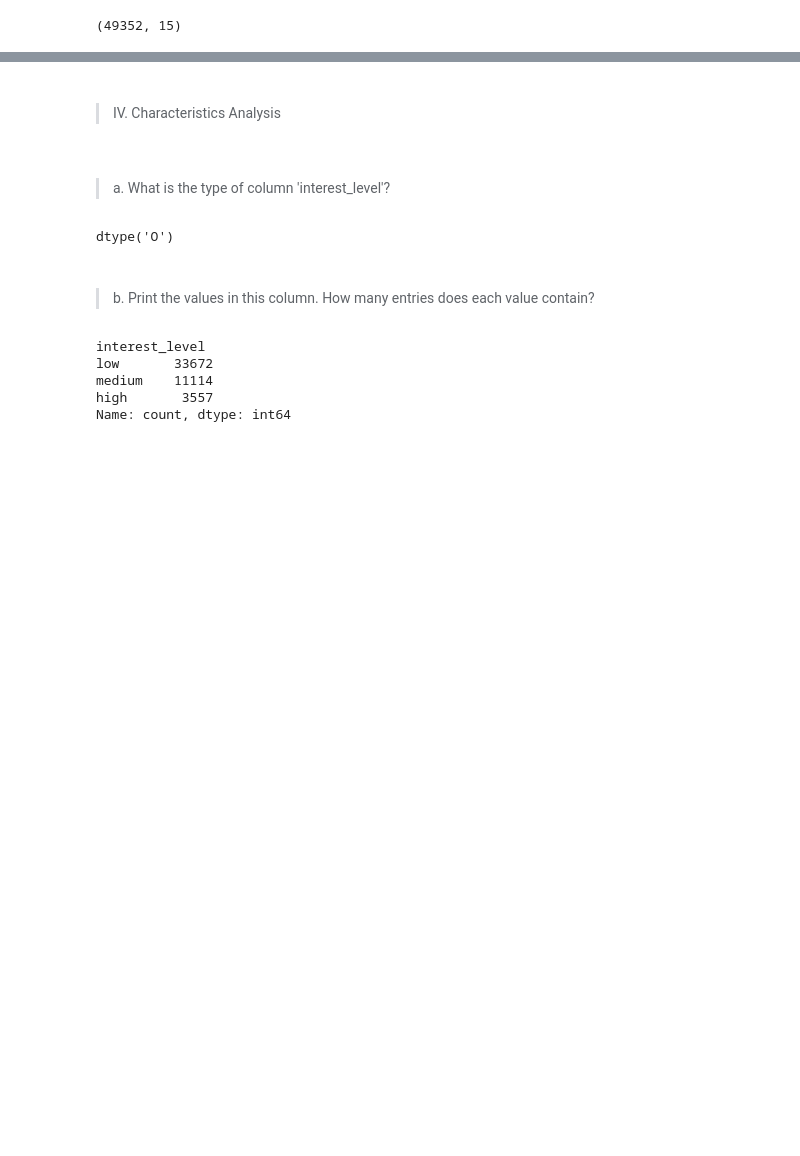
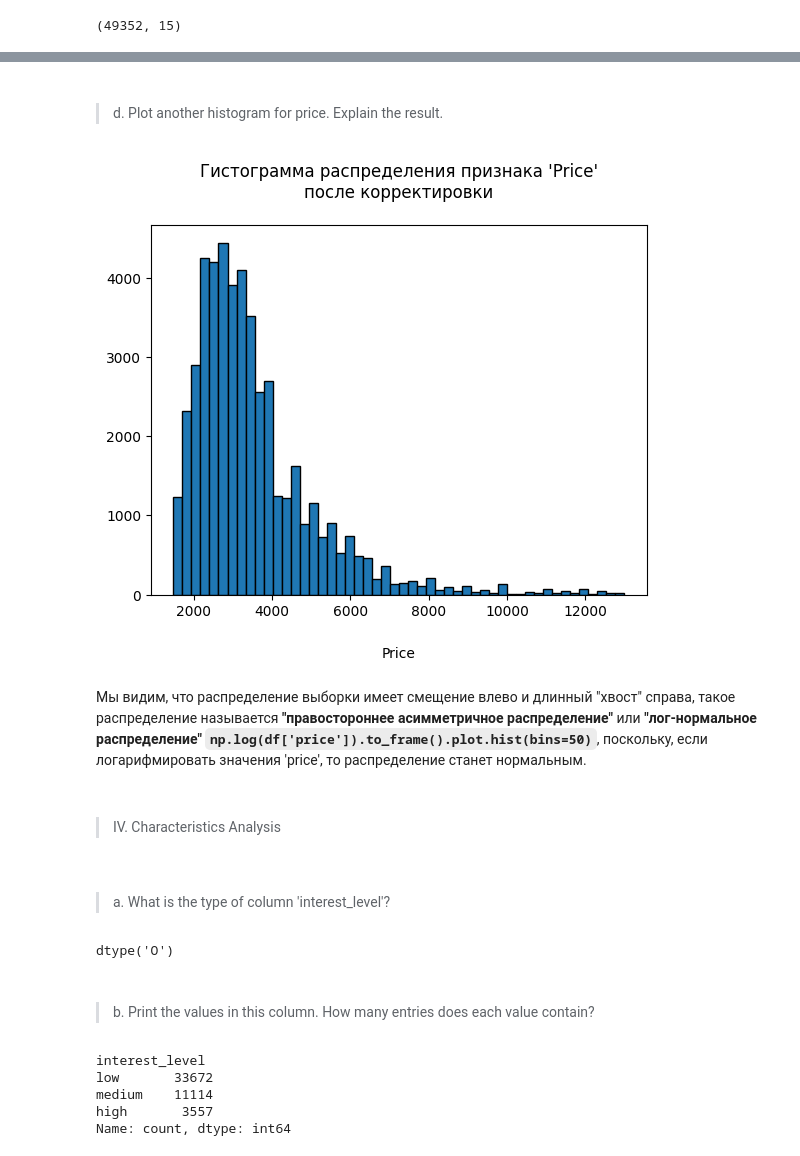
Before and after one commit to EgrSlv/MachineLearning, a Jupyter notebook: src/ML1_Introduction.ipynb, the cells around one changed output, grey strips where cells are left out. Cells and saved outputs as stored; diff of their text form; code cells hidden in the pictures; blank space fills up the shorter version.

```diff
--- a/src/ML1_Introduction.ipynb
+++ b/src/ML1_Introduction.ipynb
@@ -206,7 +363,21 @@ plt.show()
+# %% [markdown]
+#####
+> d. Plot another histogram for price. Explain the result.
+# %%
+plt.hist(df["price"], bins=50, edgecolor="black")
+plt.title("Гистограмма распределения признака 'Price'\nпосле корректировки",
+          pad=20)
+plt.ticklabel_format(style="plain")
+plt.xlabel("Price", labelpad=20)
+plt.show()
+# %% [output]
+[figure, added]
+# %% [markdown]
+Мы видим, что распределение выборки имеет смещение влево и длинный "хвост" справа, такое распределение называется **"правостороннее асимметричное распределение"** или **"лог-нормальное распределение" `np.log(df['price']).to_frame().plot.hist(bins=50)`**, поскольку, если логарифмировать значения 'price', то распределение станет нормальным.
 # %% [markdown]
 ###
 > IV. Characteristics Analysis
 # %% [markdown]
-####
+#####
 > a. What is the type of column 'interest_level'?
 # %%
@@ -214,6 +385,6 @@ df['interest_level'].dtype  # df.dtypes: 'interest_level': object == 'O'
 # %% [output]
 dtype('O')
 # %% [markdown]
-####
+#####
 > b. Print the values in this column. How many entries does each value contain?
 # %%
```
Also changed, not shown: parts of 89 cells of this notebook.
